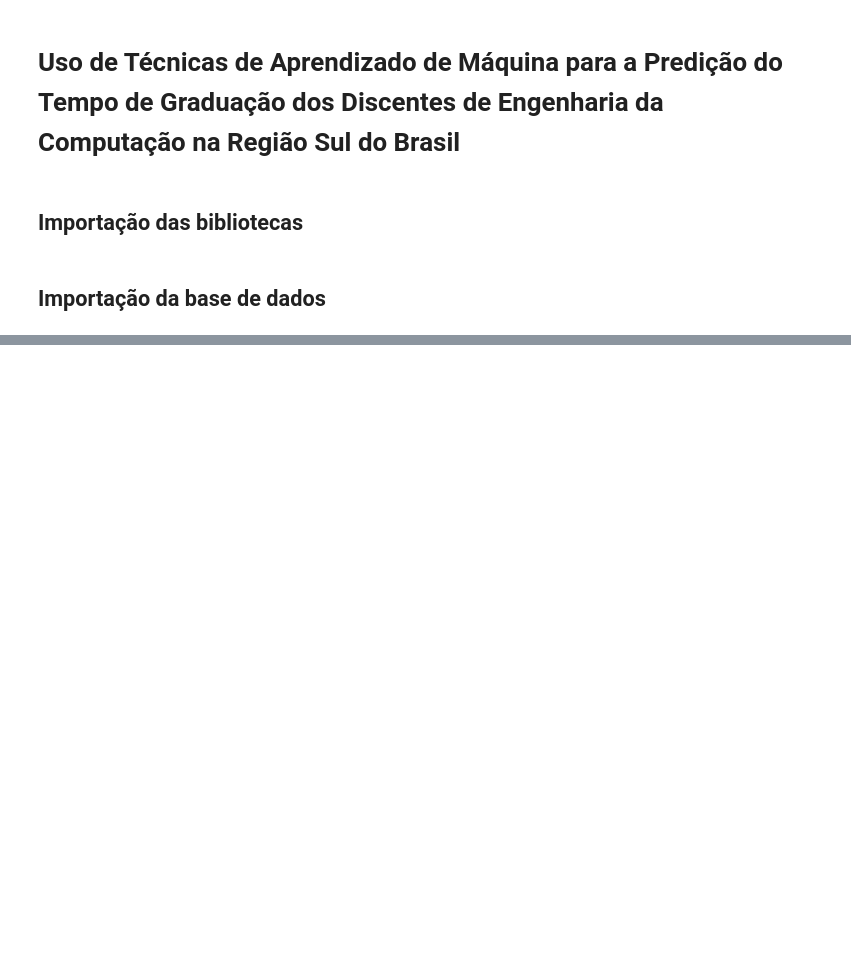
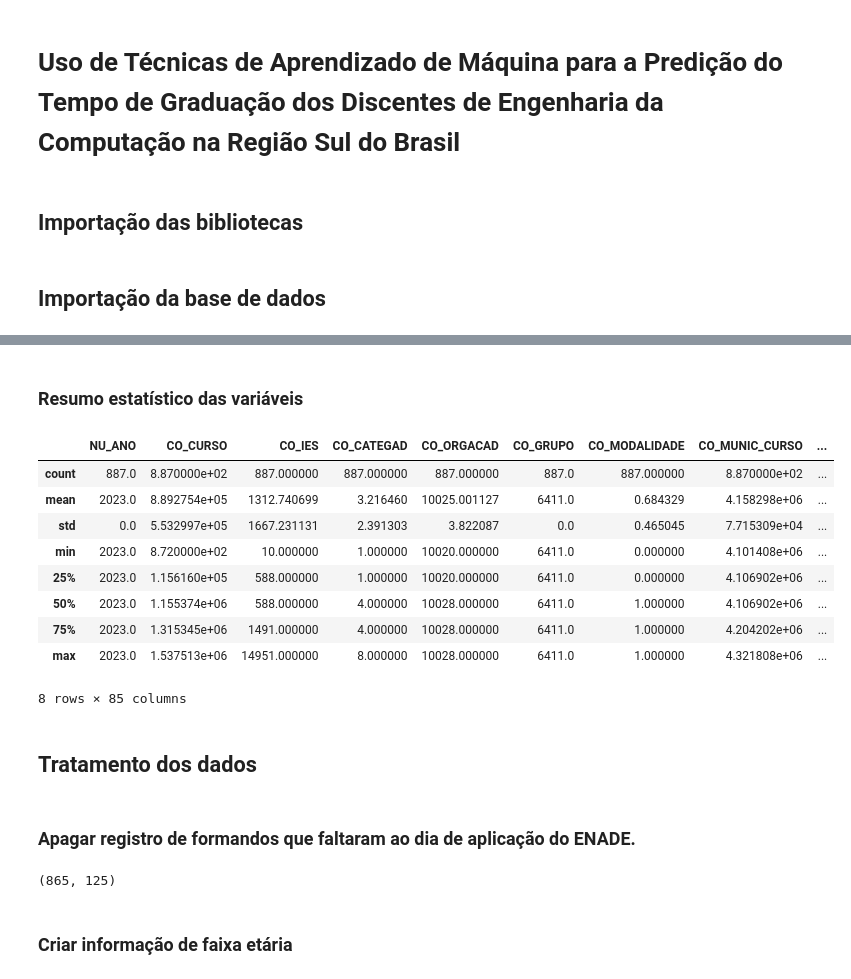
Before and after one commit to brenonpaul/ml-tempo-graduacao, a Jupyter notebook: get_data.ipynb, the cells around one changed output, grey strips where cells are left out. Saved outputs shown, nothing was run; the diff lists cells and outputs as text; code cells hidden in the pictures; blank space fills up the shorter version.

```diff
--- a/get_data.ipynb
+++ b/get_data.ipynb
@@ -18,7 +19,7 @@ dfs = []
 colunas_existentes = set()
 
 for arquivo in arquivos:
-    df = pd.read_csv(arquivo, delimiter=";", encoding="latin1")
+    df = pd.read_csv(arquivo, delimiter=";", encoding="latin1", low_memory=False)
 
     # Filtra apenas colunas ainda não adicionadas
     colunas_novas = [col for col in df.columns if col not in colunas_existentes]
@@ -28,16 +29,13 @@ for arquivo in arquivos:
         colunas_existentes.update(colunas_novas)
 
 # Concatena os dados horizontalmente (colunas diferentes, mesmas linhas)
-df_final = pd.concat(dfs, axis=1)
+df = pd.concat(dfs, axis=1)
 
 # Filtrar por curso e região
-df_final = df_final[
-    (df_final["CO_GRUPO"] == 6411) &
-    (df_final["CO_REGIAO_CURSO"] == 4)
+df = df[
+    (df["CO_GRUPO"] == 6411) &
+    (df["CO_REGIAO_CURSO"] == 4)
 ]
 
-# Exibe amostra
-print(df_final.head())
-
 # Salva resultado
-df_final.to_csv(os.path.join(caminho_diretorio, "base_final.csv"), index=False, sep=";")
+# df_final.to_csv(os.path.join(caminho_diretorio, "base_final.csv"), index=False, sep=";")
@@ -61,0 +81,26 @@ df_final.to_csv(os.path.join(caminho_diretorio, "base_final.csv"), index=False,
+# %% [markdown]
+### Resumo estatístico das variáveis
+# %%
+df.describe()
+# %% [output]
+|  | NU_ANO | CO_CURSO | CO_IES | CO_CATEGAD | CO_ORGACAD | CO_GRUPO | CO_MODALIDADE | CO_MUNIC_CURSO | ... |
+| count | 887.0 | 8.870000e+02 | 887.000000 | 887.000000 | 887.000000 | 887.0 | 887.000000 | 8.870000e+02 | ... |
+| mean | 2023.0 | 8.892754e+05 | 1312.740699 | 3.216460 | 10025.001127 | 6411.0 | 0.684329 | 4.158298e+06 | ... |
+| std | 0.0 | 5.532997e+05 | 1667.231131 | 2.391303 | 3.822087 | 0.0 | 0.465045 | 7.715309e+04 | ... |
+| min | 2023.0 | 8.720000e+02 | 10.000000 | 1.000000 | 10020.000000 | 6411.0 | 0.000000 | 4.101408e+06 | ... |
+| 25% | 2023.0 | 1.156160e+05 | 588.000000 | 1.000000 | 10020.000000 | 6411.0 | 0.000000 | 4.106902e+06 | ... |
+| 50% | 2023.0 | 1.155374e+06 | 588.000000 | 4.000000 | 10028.000000 | 6411.0 | 1.000000 | 4.106902e+06 | ... |
+| 75% | 2023.0 | 1.315345e+06 | 1491.000000 | 4.000000 | 10028.000000 | 6411.0 | 1.000000 | 4.204202e+06 | ... |
+| max | 2023.0 | 1.537513e+06 | 14951.000000 | 8.000000 | 10028.000000 | 6411.0 | 1.000000 | 4.321808e+06 | ... |
+8 rows × 85 columns
+# %% [markdown]
+## Tratamento dos dados
+# %% [markdown]
+### Apagar registro de formandos que faltaram ao dia de aplicação do ENADE.
+# %%
+df = df[df["TP_PRES"] == 555]
+df.shape
+# %% [output]
+(865, 125)
+# %% [markdown]
+### Criar informação de faixa etária
```
Also changed, not shown: parts of 39 cells of this notebook, 9 other files.
